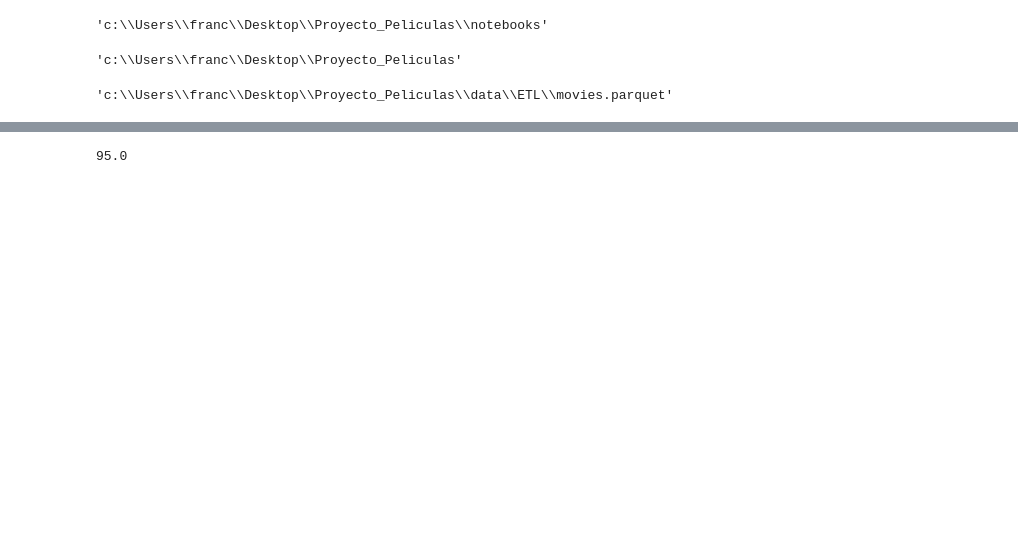
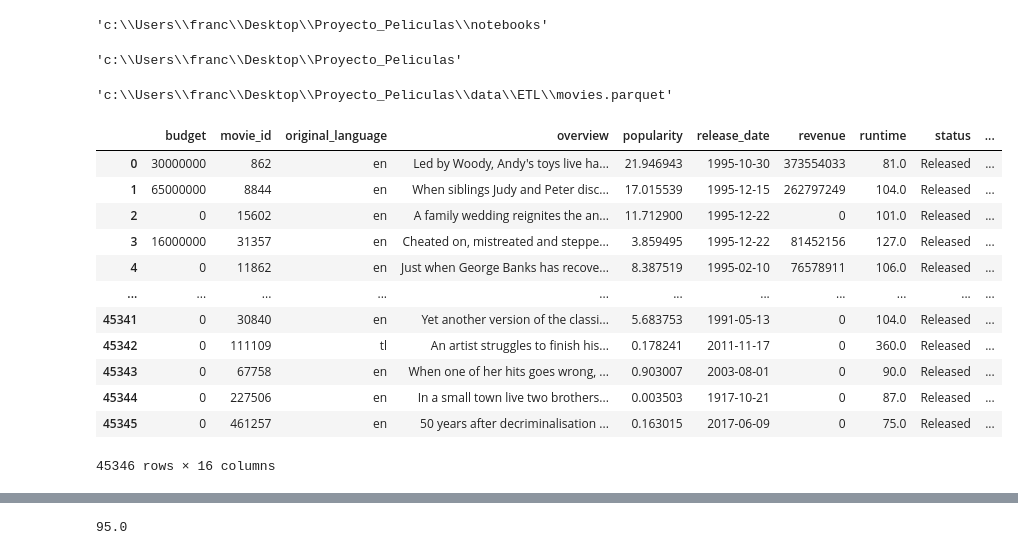
Before and after one commit to FranciscoHugoLezik/Proyecto_Peliculas, a Jupyter notebook: notebooks/EDA.ipynb, the cells around one changed output, grey strips where cells are left out. Drawn from its saved outputs; the diff is of its cells as text; code cells hidden in the pictures; blank space fills up the shorter version.

```diff
--- a/notebooks/EDA.ipynb
+++ b/notebooks/EDA.ipynb
@@ -26,19 +31,15 @@ Importacion del dataset simple data. Contiene los datos simples de las película
 # %%
-current_dir = (
-    os.getcwd()
-    )
+ruta_actual = os.getcwd()
 
-current_dir
+ruta_actual
 # %% [output]
 'c:\\Users\\franc\\Desktop\\Proyecto_Peliculas\\notebooks'
 # %%
-base_dir = (
-    os.path.dirname(
-        current_dir
-        )
+ruta_del_proyecto = os.path.dirname(
+    ruta_actual
     )
 
-base_dir
+ruta_del_proyecto
 # %% [output]
 'c:\\Users\\franc\\Desktop\\Proyecto_Peliculas'
 # %%
@@ -63,4 +60,20 @@ movies = (
     )
+# %%
+movies
+# %% [output]
+|  | budget | movie_id | original_language | overview | popularity | release_date | revenue | runtime | status | ... |
+| 0 | 30000000 | 862 | en | Led by Woody, Andy's toys live ha... | 21.946943 | 1995-10-30 | 373554033 | 81.0 | Released | ... |
+| 1 | 65000000 | 8844 | en | When siblings Judy and Peter disc... | 17.015539 | 1995-12-15 | 262797249 | 104.0 | Released | ... |
+| 2 | 0 | 15602 | en | A family wedding reignites the an... | 11.712900 | 1995-12-22 | 0 | 101.0 | Released | ... |
+| 3 | 16000000 | 31357 | en | Cheated on, mistreated and steppe... | 3.859495 | 1995-12-22 | 81452156 | 127.0 | Released | ... |
+| 4 | 0 | 11862 | en | Just when George Banks has recove... | 8.387519 | 1995-02-10 | 76578911 | 106.0 | Released | ... |
+| ... | ... | ... | ... | ... | ... | ... | ... | ... | ... | ... |
+| 45341 | 0 | 30840 | en | Yet another version of the classi... | 5.683753 | 1991-05-13 | 0 | 104.0 | Released | ... |
+| 45342 | 0 | 111109 | tl | An artist struggles to finish his... | 0.178241 | 2011-11-17 | 0 | 360.0 | Released | ... |
+| 45343 | 0 | 67758 | en | When one of her hits goes wrong, ... | 0.903007 | 2003-08-01 | 0 | 90.0 | Released | ... |
+| 45344 | 0 | 227506 | en | In a small town live two brothers... | 0.003503 | 1917-10-21 | 0 | 87.0 | Released | ... |
+| 45345 | 0 | 461257 | en | 50 years after decriminalisation ... | 0.163015 | 2017-06-09 | 0 | 75.0 | Released | ... |
+45346 rows × 16 columns
 # %%
 movies.iloc[0]
 # %% [output]
```
Also changed, not shown: parts of 37 cells of this notebook, 10 other files.
